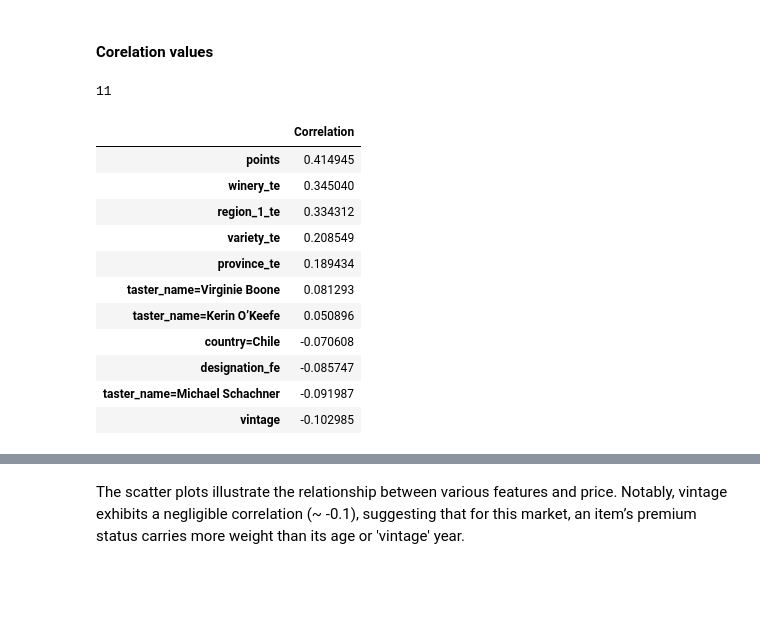
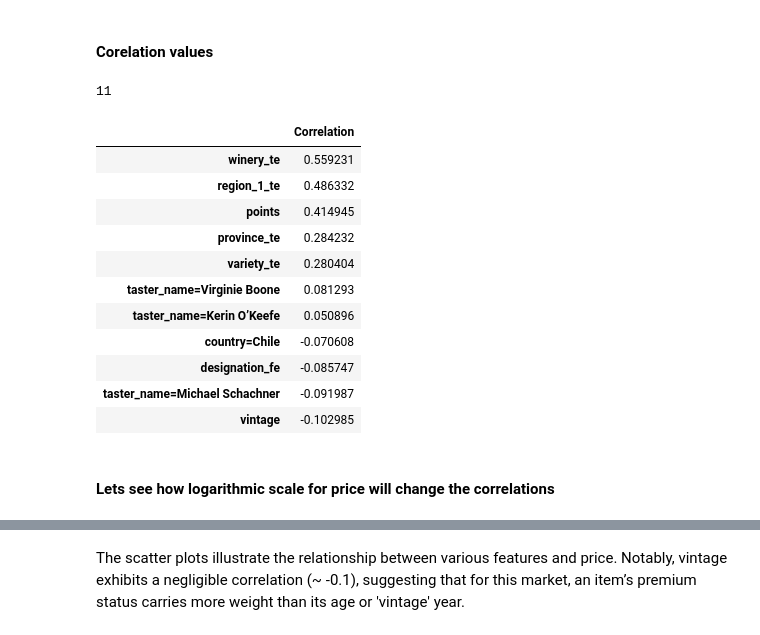
Before and after one commit to Msaters/projektUczenieMaszynowe, a Jupyter notebook: prediction_model_for_price.ipynb, the cells around one changed output, grey strips where cells are left out. Cells and saved outputs as stored; diff of their text form; code cells hidden in the pictures; blank space fills up the shorter version.

```diff
--- a/prediction_model_for_price.ipynb
+++ b/prediction_model_for_price.ipynb
@@ -8,6 +8,6 @@ import seaborn as sns
 import numpy as np
 import math
 
-df = pd.read_csv(CSV_FILEPATH_MODEL_READY_DATA)
+df = pd.read_csv(CSV_FILEPATH_MODEL_READY_DATA_PRICE)
 display(df.head())
 # %% [output]
@@ -44,29 +44,35 @@ df_without_missing_price_and_vintage = df.dropna(subset=['price', 'vintage'])
 # %% [markdown]
 #### Corelation values
 # %%
-corelation_threshold = 0.05
+def print_corelations_and_return_realiable_features(df):
+    corelation_threshold = 0.05
 
-correlations = df_without_missing_price_and_vintage.corr()['price'].sort_values(ascending=False)
-correlations = correlations.drop('price', errors='ignore')
+    correlations = df.corr()['price'].sort_values(ascending=False)
+    correlations = correlations.drop('price', errors='ignore')
 
-pd.set_option('display.max_rows', None)
-correlations_df = correlations.to_frame(name='Correlation')
-correlations_df = correlations_df[correlations_df['Correlation'].abs() > corelation_threshold]
-realiable_features = correlations_df.index.tolist()
+    pd.set_option('display.max_rows', None)
+    correlations_df = correlations.to_frame(name='Correlation')
+    correlations_df = correlations_df[correlations_df['Correlation'].abs() > corelation_threshold]
+    realiable_features = correlations_df.index.tolist()
 
-display(len(realiable_features), correlations_df)
-pd.reset_option('display.max_rows')
+    display(len(realiable_features), correlations_df)
+    pd.reset_option('display.max_rows')
+    return realiable_features, correlations
+
+realiable_features_unscaled, correlations = print_corelations_and_return_realiable_features(df_without_missing_price_and_vintage)
 # %% [output]
 11
 |  | Correlation |
+| winery_te | 0.559231 |
+| region_1_te | 0.486332 |
 | points | 0.414945 |
-| winery_te | 0.345040 |
-| region_1_te | 0.334312 |
-| variety_te | 0.208549 |
-| province_te | 0.189434 |
+| province_te | 0.284232 |
+| variety_te | 0.280404 |
 | taster_name=Virginie Boone | 0.081293 |
 | taster_name=Kerin O’Keefe | 0.050896 |
 | country=Chile | -0.070608 |
 | designation_fe | -0.085747 |
 | taster_name=Michael Schachner | -0.091987 |
 | vintage | -0.102985 |
+# %% [markdown]
+#### Lets see how logarithmic scale for price will change the correlations
```
Also changed, not shown: parts of 19 cells of this notebook, 4 other files.
